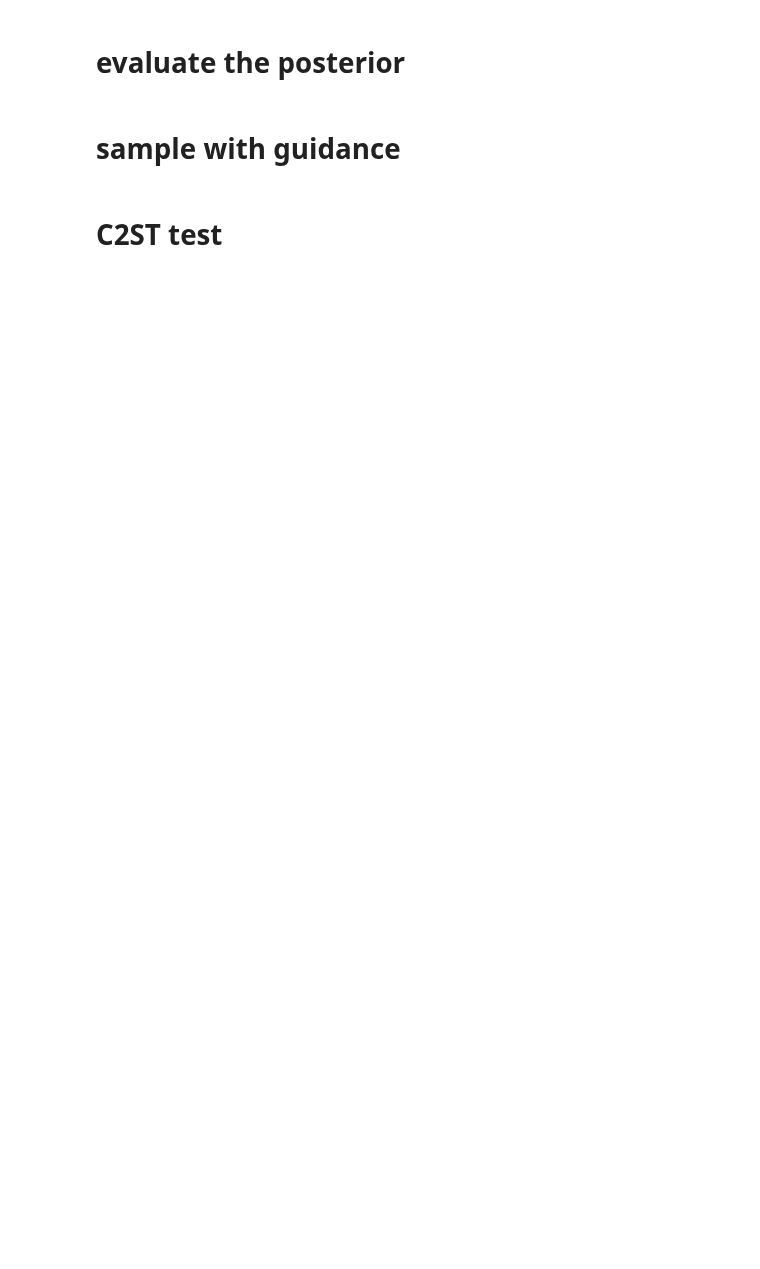
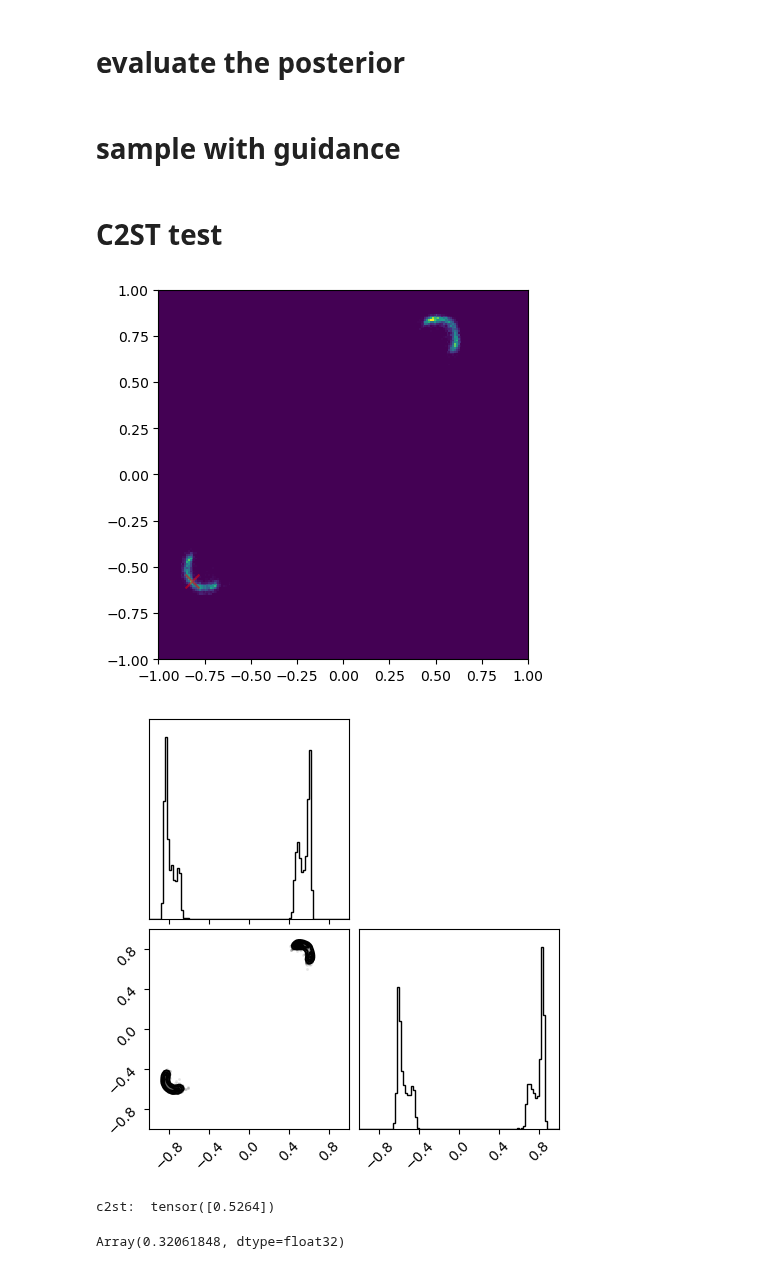
Before and after one commit to aurelio-amerio/gen-sbi, a Jupyter notebook: examples/sbi-benchmarks/two_moons/two_moons_jflux_tests.ipynb, the cells around one changed output. Cells and saved outputs as stored; diff of their text form; code cells hidden in the pictures; blank space fills up the shorter version.

```diff
--- a/examples/sbi-benchmarks/two_moons/two_moons_jflux_tests.ipynb
+++ b/examples/sbi-benchmarks/two_moons/two_moons_jflux_tests.ipynb
@@ -270,7 +295,7 @@ def train_loss(vf_model, key: jax.random.PRNGKey):
 # %%
 @nnx.jit
 def val_loss(vf_model, key):
-    batch = val_data
+    batch = next(val_dataset_iter)
     return loss_fn_(vf_model, batch, key)
 # %%
 @nnx.jit
@@ -314,7 +350,7 @@ if restore_model:
 # %%
 # reduce on plateau schedule
 nsteps = 10_000
-nepochs = 5
+nepochs = 3
 
 multistep = 1 # if the GPU cannot support batch sizes of at least 4k, adjust this value accordingly to get the desired effective batch size
 
@@ -340,11 +376,13 @@ optimizer = nnx.Optimizer(vf_model, opt)
 rngs = nnx.Rngs(0)
 # %%
 best_state = nnx.state(vf_model)
+last_state = nnx.state(vf_model)
+last_viable_state = nnx.state(vf_model)
 best_val_loss_value = val_loss(vf_model, jax.random.PRNGKey(0))
 val_error_ratio = 1.1
 counter = 0
 cmax = 10
-print_every = 100
+validate_every = 100
 
 loss_array = []
 val_loss_array = []
@@ -543,13 +609,3 @@ plt.show()
 # C2ST test
 # %%
 from sbibm.metrics import c2st
-# %%
-# convert posterior samples to a torch array
-import torch
-idx = 1
-reference_samples = task.get_reference_posterior_samples(num_observation=idx)
-posterior_samples = get_samples(vf_wrapped, idx, nsamples=reference_samples.shape[0])[0]
-posterior_samples_torch = torch.tensor(np.array(posterior_samples), dtype=torch.float32)
-
-# posterior_samples_cfg = get_samples(gvf_wrapped, idx, nsamples=reference_samples.shape[0], edge_mask=None)[0]
-# posterior_samples_cfg_torch = torch.tensor(np.array(posterior_samples_cfg), dtype=torch.float32)
@@ -561,0 +640,17 @@ print(c2st_accuracy)
+# %%
+# best val model
+vf_wrapped = FluxWrapper(vf_model)
+samples, true_param, reference_samples = get_samples(vf_wrapped, idx,nsamples=reference_samples.shape[0])
+plot_samples(samples, true_param)
+posterior_samples_torch = torch.tensor(np.array(samples), dtype=torch.float32)
+
+c2st_accuracy = c2st(reference_samples, posterior_samples_torch)
+print("c2st: ", c2st_accuracy)
+# %% [output]
+[figure, added]
+[figure, added]
+c2st:  tensor([0.5264])
+# %%
+train_loss(vf_model, jax.random.PRNGKey(0))
+# %% [output]
+Array(0.32061848, dtype=float32)
```
Also changed, not shown: parts of 25 cells of this notebook, 51 other files.
